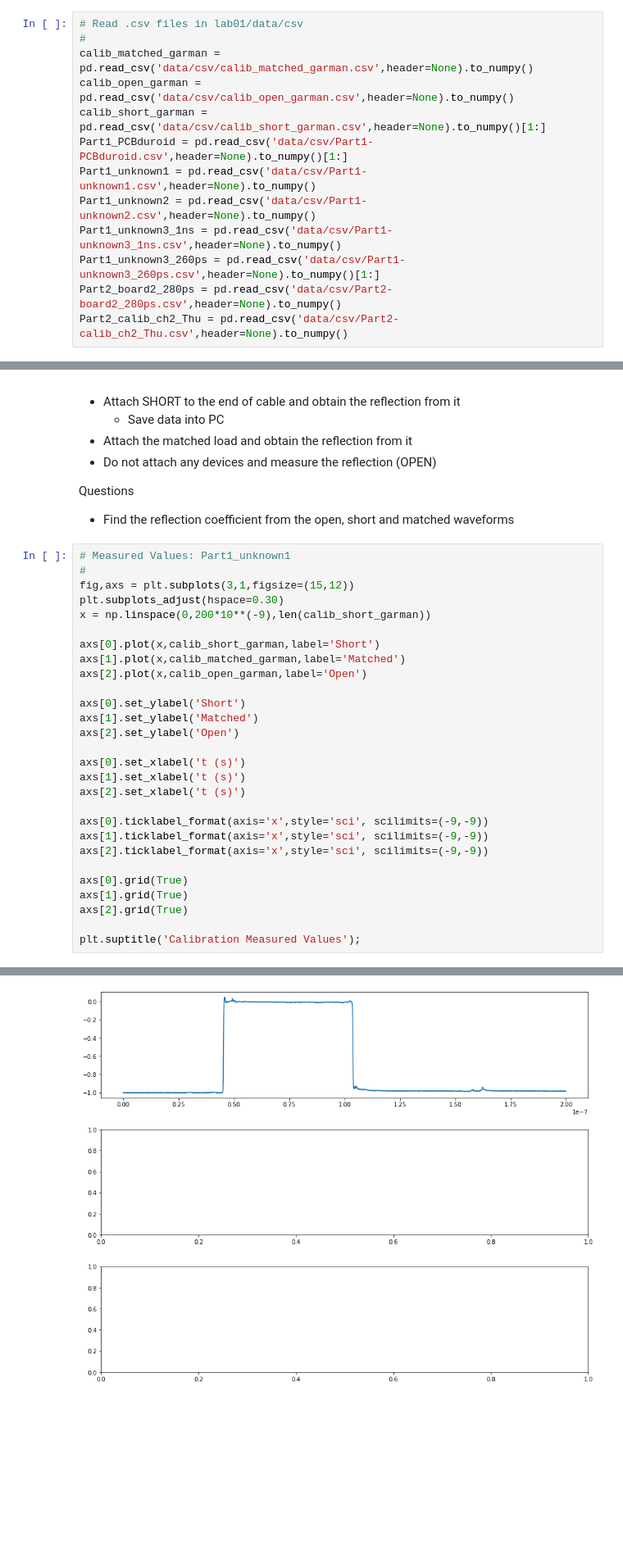
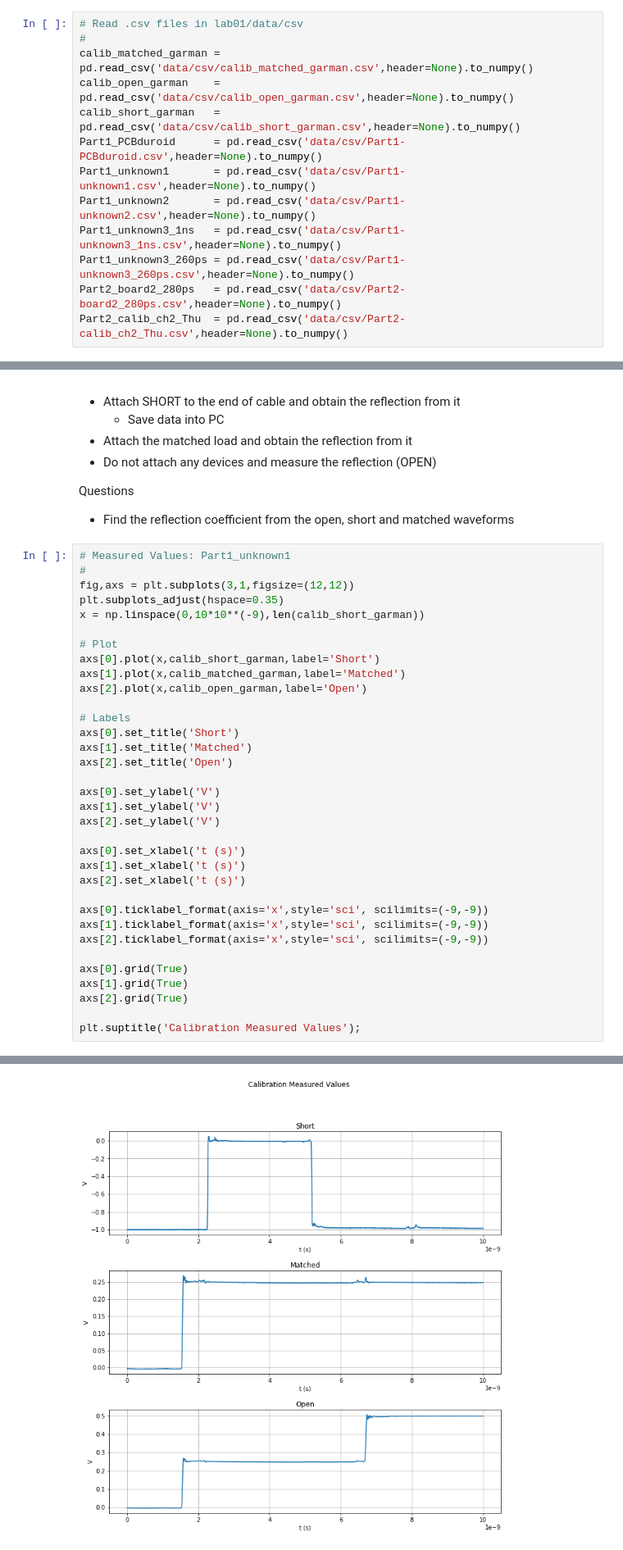
Before and after one commit to kegedy/UWEE572, a Jupyter notebook: labs/lab01/lab01.ipynb, the cells around one changed output, grey strips where cells are left out. Shown at 82% size. Drawn from its saved outputs; the diff is of its cells as text; blank space fills up the shorter version.

```diff
--- a/labs/lab01/lab01.ipynb
+++ b/labs/lab01/lab01.ipynb
@@ -63,15 +65,15 @@ for filename in files:
 # Read .csv files in lab01/data/csv
 #
 calib_matched_garman = pd.read_csv('data/csv/calib_matched_garman.csv',header=None).to_numpy()
-calib_open_garman = pd.read_csv('data/csv/calib_open_garman.csv',header=None).to_numpy()
-calib_short_garman = pd.read_csv('data/csv/calib_short_garman.csv',header=None).to_numpy()[1:]
-Part1_PCBduroid = pd.read_csv('data/csv/Part1-PCBduroid.csv',header=None).to_numpy()[1:]
-Part1_unknown1 = pd.read_csv('data/csv/Part1-unknown1.csv',header=None).to_numpy()
-Part1_unknown2 = pd.read_csv('data/csv/Part1-unknown2.csv',header=None).to_numpy()
-Part1_unknown3_1ns = pd.read_csv('data/csv/Part1-unknown3_1ns.csv',header=None).to_numpy()
-Part1_unknown3_260ps = pd.read_csv('data/csv/Part1-unknown3_260ps.csv',header=None).to_numpy()[1:]
-Part2_board2_280ps = pd.read_csv('data/csv/Part2-board2_280ps.csv',header=None).to_numpy()
-Part2_calib_ch2_Thu = pd.read_csv('data/csv/Part2-calib_ch2_Thu.csv',header=None).to_numpy()
+calib_open_garman    = pd.read_csv('data/csv/calib_open_garman.csv',header=None).to_numpy()
+calib_short_garman   = pd.read_csv('data/csv/calib_short_garman.csv',header=None).to_numpy()
+Part1_PCBduroid      = pd.read_csv('data/csv/Part1-PCBduroid.csv',header=None).to_numpy()
+Part1_unknown1       = pd.read_csv('data/csv/Part1-unknown1.csv',header=None).to_numpy()
+Part1_unknown2       = pd.read_csv('data/csv/Part1-unknown2.csv',header=None).to_numpy()
+Part1_unknown3_1ns   = pd.read_csv('data/csv/Part1-unknown3_1ns.csv',header=None).to_numpy()
+Part1_unknown3_260ps = pd.read_csv('data/csv/Part1-unknown3_260ps.csv',header=None).to_numpy()
+Part2_board2_280ps   = pd.read_csv('data/csv/Part2-board2_280ps.csv',header=None).to_numpy()
+Part2_calib_ch2_Thu  = pd.read_csv('data/csv/Part2-calib_ch2_Thu.csv',header=None).to_numpy()
 # %%
 # Plot Overview
 #   Number of points: 4000pts
@@ -156,17 +158,23 @@ Questions
 # %%
 # Measured Values: Part1_unknown1
 #
-fig,axs = plt.subplots(3,1,figsize=(15,12))
-plt.subplots_adjust(hspace=0.30)
-x = np.linspace(0,200*10**(-9),len(calib_short_garman))
+fig,axs = plt.subplots(3,1,figsize=(12,12))
+plt.subplots_adjust(hspace=0.35)
+x = np.linspace(0,10*10**(-9),len(calib_short_garman))
 
+# Plot
 axs[0].plot(x,calib_short_garman,label='Short')
 axs[1].plot(x,calib_matched_garman,label='Matched')
 axs[2].plot(x,calib_open_garman,label='Open')
 
-axs[0].set_ylabel('Short')
-axs[1].set_ylabel('Matched')
-axs[2].set_ylabel('Open')
+# Labels
+axs[0].set_title('Short')
+axs[1].set_title('Matched')
+axs[2].set_title('Open')
+
+axs[0].set_ylabel('V')
+axs[1].set_ylabel('V')
+axs[2].set_ylabel('V')
 
 axs[0].set_xlabel('t (s)')
 axs[1].set_xlabel('t (s)')
@@ -186,4 +193,4 @@ ValueError: x and y must have same first dimension, but have shapes (4000,) and
-[figure, old version]
+[figure, new version]
 # %% [markdown]
 Reflection Coefficients
 
```
Also changed, not shown: parts of 28 cells of this notebook, 12 other files.
